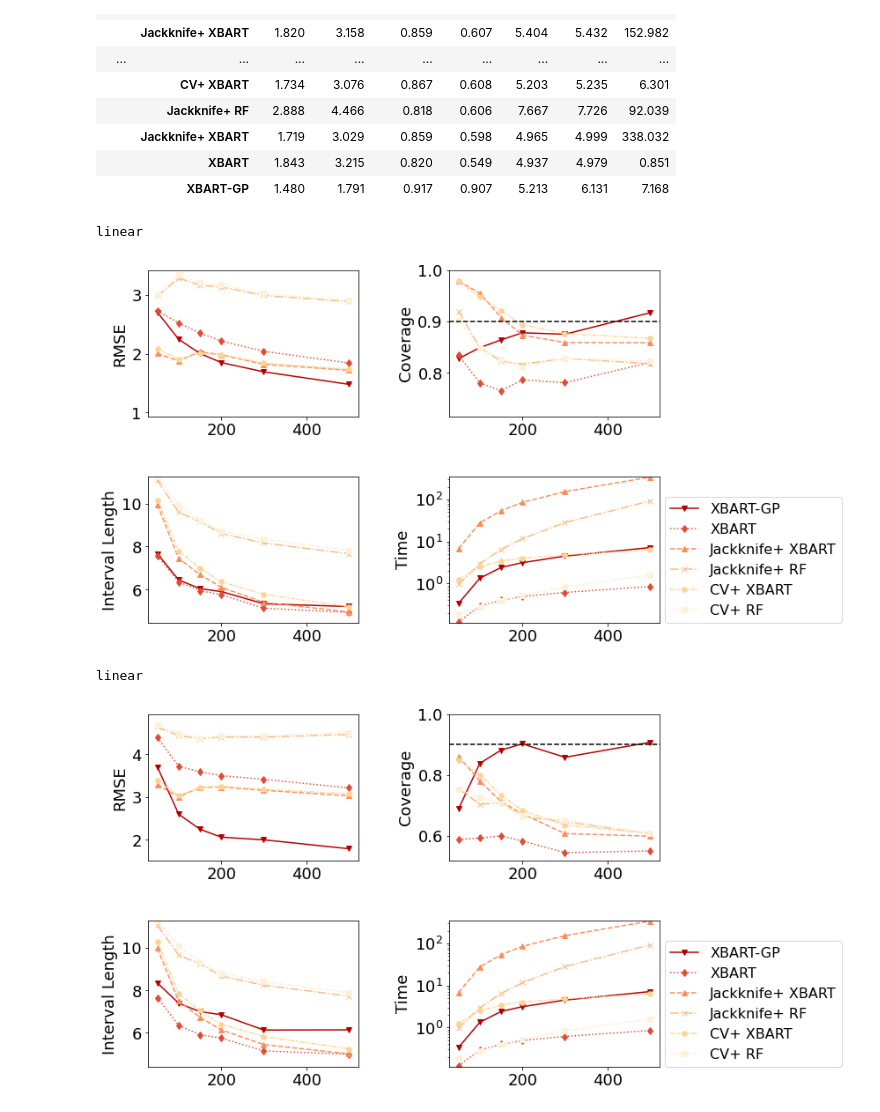
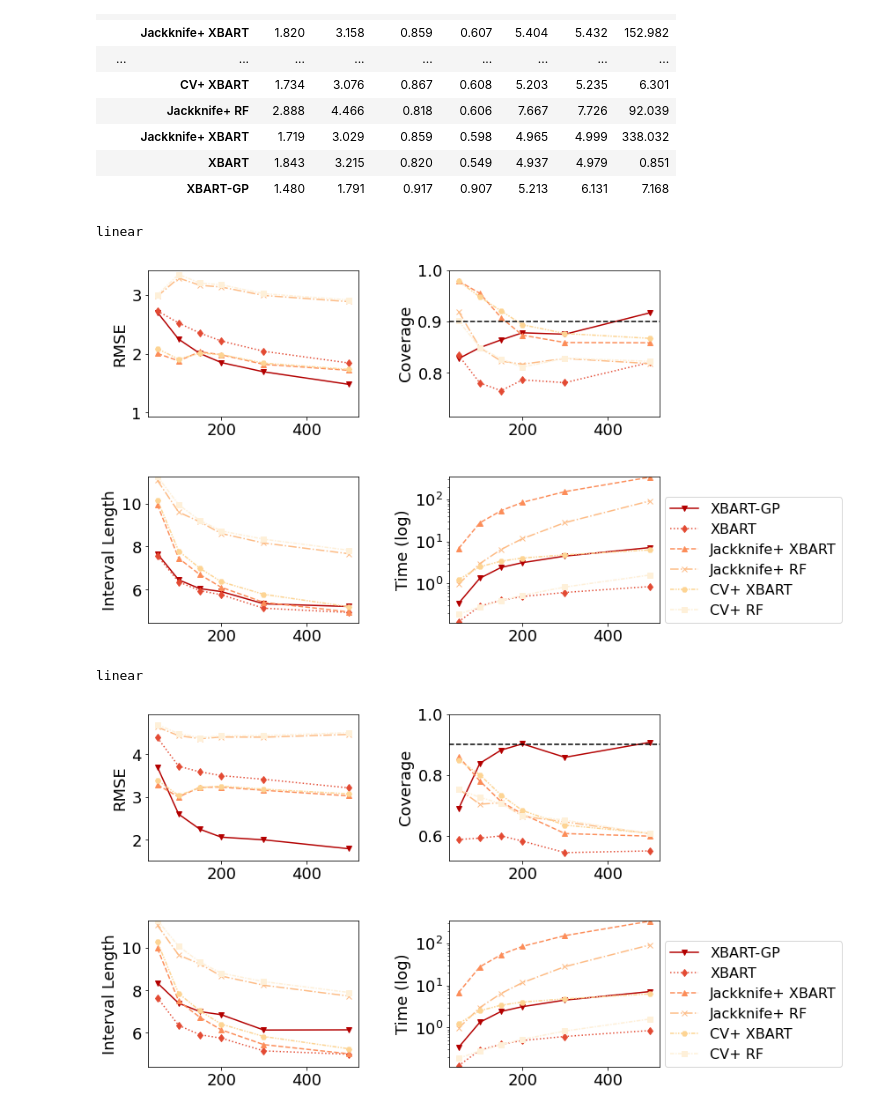
Before and after one commit to MaggieWang0614/XBART-GP, a Jupyter notebook: XBART-GP simulation/time efficiency exp/plot.ipynb, the cells around one changed output. Cells and saved outputs as stored; diff of their text form; code cells hidden in the pictures.

```diff
--- a/XBART-GP simulation/time efficiency exp/plot.ipynb
+++ b/XBART-GP simulation/time efficiency exp/plot.ipynb
@@ -12,6 +12,12 @@ results['method'][results['method']=='jackknife+ RF'] = 'Jackknife+ RF'
 color = {"XBART-GP":"#b30000" ,"XBART": "#e34a33" , "Jackknife+ XBART": "#fc8d59" ,
          "Jackknife+ RF":"#fdbb84", "CV+ XBART":"#fdd493", "CV+ RF":"#fef0d9"}
 
+lty = {"XBART":"dotted" ,"XBART-GP": "solid" , "Jackknife+ XBART": "dashed" ,
+         "Jackknife+ RF":"dashdot", "CV+ XBART":(0, (3, 1, 1, 1, 1, 1)), "CV+ RF":(0, (3, 1, 1, 1))}
+
+marker = {"XBART": "d" , "XBART-GP":"v" , "Jackknife+ XBART": "^" ,
+         "Jackknife+ RF":"x", "CV+ XBART":"H", "CV+ RF":"s"}
+
 ntrial = len(results['itrial'].unique())
 dgp_list = results['dgp'].unique()
 # method_names = results['method'].unique()
@@ -103,35 +109,35 @@ for dgp in dgp_list:
         width_mean = results[(results['dgp']==dgp)&(results['coverage_type'] == 'Interior')&\
             (results['method']==method)].groupby('n')['width'].mean()
         width_SE = results[(results['dgp']==dgp)&(results['coverage_type'] == 'Interior')&\
             (results['method']==method)].groupby('n')['width'].std()/np.sqrt(ntrial)
         axes[1,0].plot(width_mean.index,width_mean,label=method, linestyle = lty[method],marker=marker[method],  color = color[method])
 #         axes[1,0].fill_between(width_mean.index,width_mean-width_SE,width_mean+width_SE,alpha = 0.25, color = color[method])
     plt.sca(axes[1,0])
     plt.ylim([results[(results['dgp']==dgp)&(results['coverage_type'] == 'Interior')].groupby(['method', 'n'])['width'].min().min(),\
               results[(results['dgp']==dgp)&(results['coverage_type'] == 'Interior')].groupby(['method', 'n'])['width'].mean().max()])
     plt.ylabel('Interval Length')
 
     for method in method_names:
         time_mean = results[(results['dgp']==dgp)&\
             (results['method']==method)].groupby('n')['time'].mean()
         time_SE = results[(results['dgp']==dgp)&\
             (results['method']==method)].groupby('n')['time'].std()/np.sqrt(ntrial)
         axes[1,1].plot(time_mean.index,time_mean,label=method, linestyle = lty[method], marker=marker[method], color = color[method])
 #         axes[1,1].fill_between(time_mean.index,time_mean-time_SE,time_mean+time_SE,alpha = 0.25, color = color[method])
 #     if(dgp==dgp_list[0]):
 #         plt.legend(loc=(1.04,0))
 #         plt.ylim([0, results[(results['dgp']==dgp)].groupby('method')['time'].max().max()])
     plt.sca(axes[1,1])
-    plt.ylabel('Time')
+    plt.ylabel('Time (log)')
     plt.ylim([results[(results['dgp']==dgp)]['time'].min(), results[(results['dgp']==dgp)]['time'].max()])
     axes[1,1].set_yscale('log')
 #     plt.xticks(n_list)
     plt.sca(axes[1,1])
     legend = plt.legend(loc="lower right", bbox_to_anchor=(1.9, -0.05), fontsize=16)
     fig.savefig('jackknife_'+dgp+'_time_interior.pdf', dpi="figure", bbox_inches='tight')
 # %% [output]
 linear
-[figure, old version]
+[figure, new version]
 # %%
 plt.rcParams.update({'font.size': 18})
 
@@ -193,7 +199,7 @@ for dgp in dgp_list:
 #         plt.legend(loc=(1.04,0))
 #         plt.ylim([0, results[(results['dgp']==dgp)].groupby('method')['time'].max().max()])
     plt.sca(axes[1,1])
-    plt.ylabel('Time')
+    plt.ylabel('Time (log)')
     plt.ylim([results[(results['dgp']==dgp)]['time'].min(), results[(results['dgp']==dgp)]['time'].max()])
     axes[1,1].set_yscale('log')
 #     plt.xticks(n_list)
@@ -202,7 +208,7 @@ for dgp in dgp_list:
     fig.savefig('jackknife_'+dgp+'_time_exterior.pdf', dpi="figure", bbox_inches='tight')
 # %% [output]
 linear
-[figure, old version]
+[figure, new version]
 # %%
 # Old version with interval
 
```
Also changed, not shown: 49 other files.
